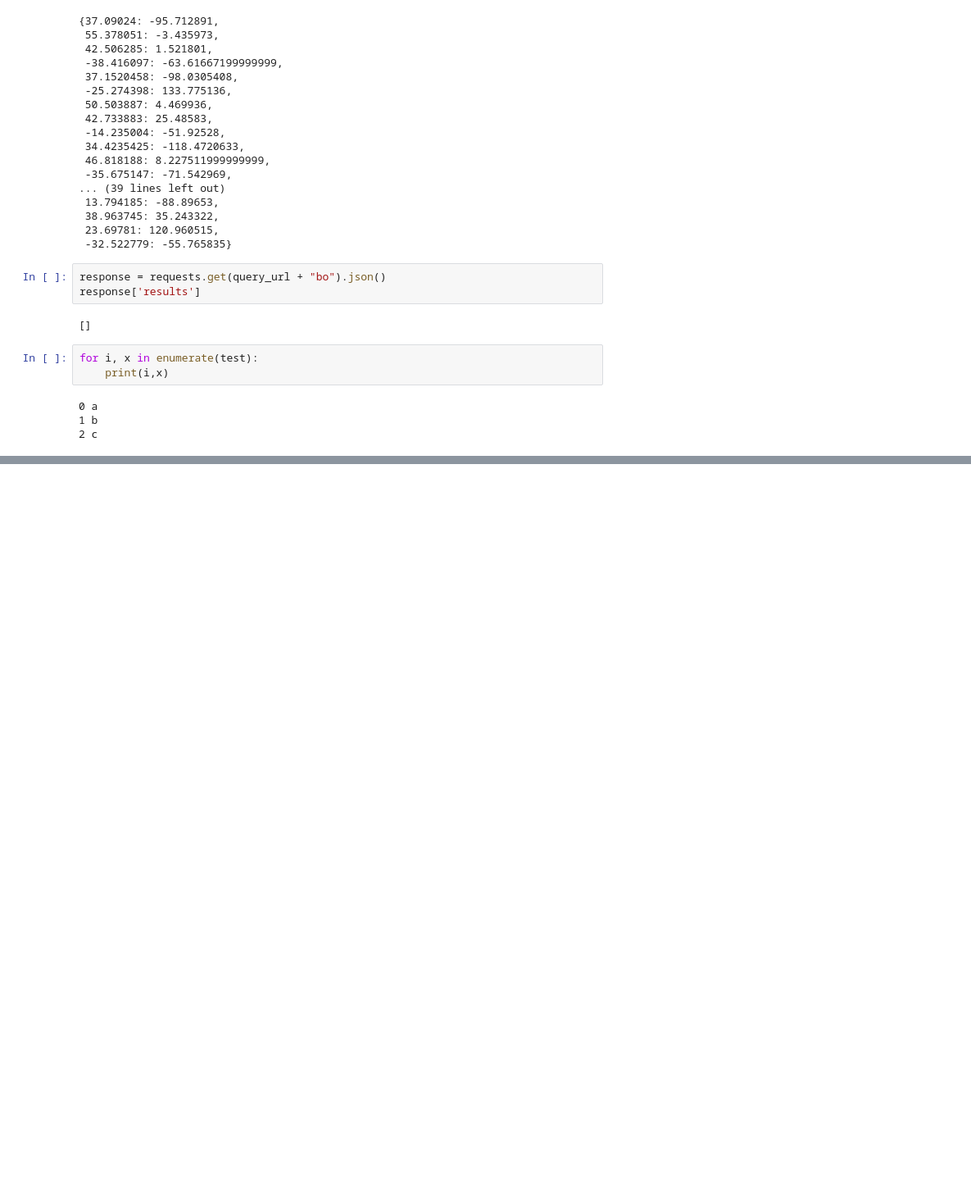
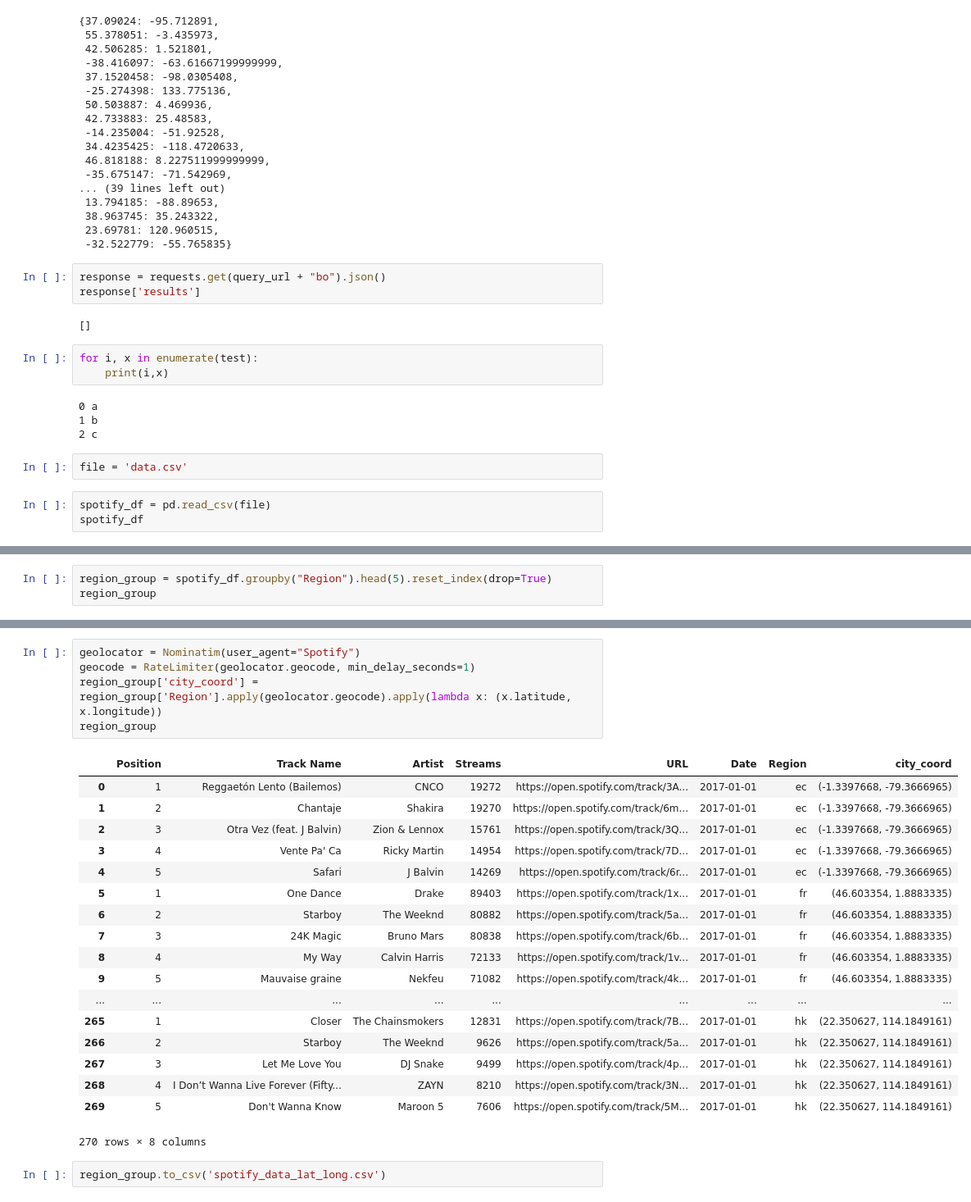
Before and after one commit to Aritra23/Spotify-Visualization, a Jupyter notebook: Lat_Long_Render_API.ipynb, the cells around one changed output, grey strips where cells are left out. Shown: that part at 82% size. Cells and saved outputs as stored; diff of their text form; blank space fills up the shorter version.

Commit message:
Add latest updates to Spotify

```diff
--- a/Lat_Long_Render_API.ipynb
+++ b/Lat_Long_Render_API.ipynb
@@ -76,3 +80,8 @@ for i, x in enumerate(test):
 0 a
 1 b
 2 c
+# %%
+file = 'data.csv'
+# %%
+spotify_df = pd.read_csv(file)
+spotify_df
@@ -78,0 +129,3 @@ for i, x in enumerate(test):
+# %%
+region_group = spotify_df.groupby("Region").head(5).reset_index(drop=True)
+region_group
@@ -78,0 +151,26 @@ for i, x in enumerate(test):
+# %%
+geolocator = Nominatim(user_agent="Spotify")
+geocode = RateLimiter(geolocator.geocode, min_delay_seconds=1)
+region_group['city_coord'] = region_group['Region'].apply(geolocator.geocode).apply(lambda x: (x.latitude, x.longitude))
+region_group
+# %% [output]
+|  | Position | Track Name | Artist | Streams | URL | Date | Region | city_coord |
+| 0 | 1 | Reggaetón Lento (Bailemos) | CNCO | 19272 | https://open.spotify.com/track/3A... | 2017-01-01 | ec | (-1.3397668, -79.3666965) |
+| 1 | 2 | Chantaje | Shakira | 19270 | https://open.spotify.com/track/6m... | 2017-01-01 | ec | (-1.3397668, -79.3666965) |
+| 2 | 3 | Otra Vez (feat. J Balvin) | Zion & Lennox | 15761 | https://open.spotify.com/track/3Q... | 2017-01-01 | ec | (-1.3397668, -79.3666965) |
+| 3 | 4 | Vente Pa' Ca | Ricky Martin | 14954 | https://open.spotify.com/track/7D... | 2017-01-01 | ec | (-1.3397668, -79.3666965) |
+| 4 | 5 | Safari | J Balvin | 14269 | https://open.spotify.com/track/6r... | 2017-01-01 | ec | (-1.3397668, -79.3666965) |
+| 5 | 1 | One Dance | Drake | 89403 | https://open.spotify.com/track/1x... | 2017-01-01 | fr | (46.603354, 1.8883335) |
+| 6 | 2 | Starboy | The Weeknd | 80882 | https://open.spotify.com/track/5a... | 2017-01-01 | fr | (46.603354, 1.8883335) |
+| 7 | 3 | 24K Magic | Bruno Mars | 80838 | https://open.spotify.com/track/6b... | 2017-01-01 | fr | (46.603354, 1.8883335) |
+| 8 | 4 | My Way | Calvin Harris | 72133 | https://open.spotify.com/track/1v... | 2017-01-01 | fr | (46.603354, 1.8883335) |
+| 9 | 5 | Mauvaise graine | Nekfeu | 71082 | https://open.spotify.com/track/4k... | 2017-01-01 | fr | (46.603354, 1.8883335) |
+| ... | ... | ... | ... | ... | ... | ... | ... | ... |
+| 265 | 1 | Closer | The Chainsmokers | 12831 | https://open.spotify.com/track/7B... | 2017-01-01 | hk | (22.350627, 114.1849161) |
+| 266 | 2 | Starboy | The Weeknd | 9626 | https://open.spotify.com/track/5a... | 2017-01-01 | hk | (22.350627, 114.1849161) |
+| 267 | 3 | Let Me Love You | DJ Snake | 9499 | https://open.spotify.com/track/4p... | 2017-01-01 | hk | (22.350627, 114.1849161) |
+| 268 | 4 | I Don’t Wanna Live Forever (Fifty... | ZAYN | 8210 | https://open.spotify.com/track/3N... | 2017-01-01 | hk | (22.350627, 114.1849161) |
+| 269 | 5 | Don't Wanna Know | Maroon 5 | 7606 | https://open.spotify.com/track/5M... | 2017-01-01 | hk | (22.350627, 114.1849161) |
+270 rows × 8 columns
+# %%
+region_group.to_csv('spotify_data_lat_long.csv')
```
Also changed, not shown: parts of 4 cells of this notebook, 6 other files.
